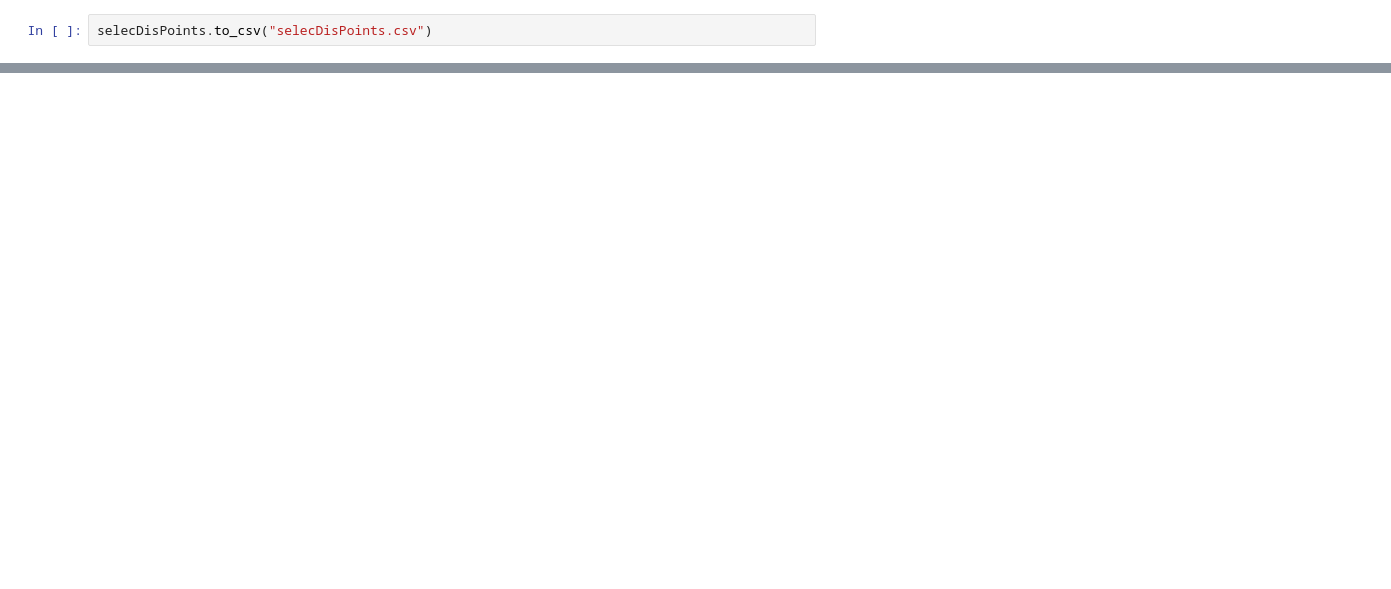
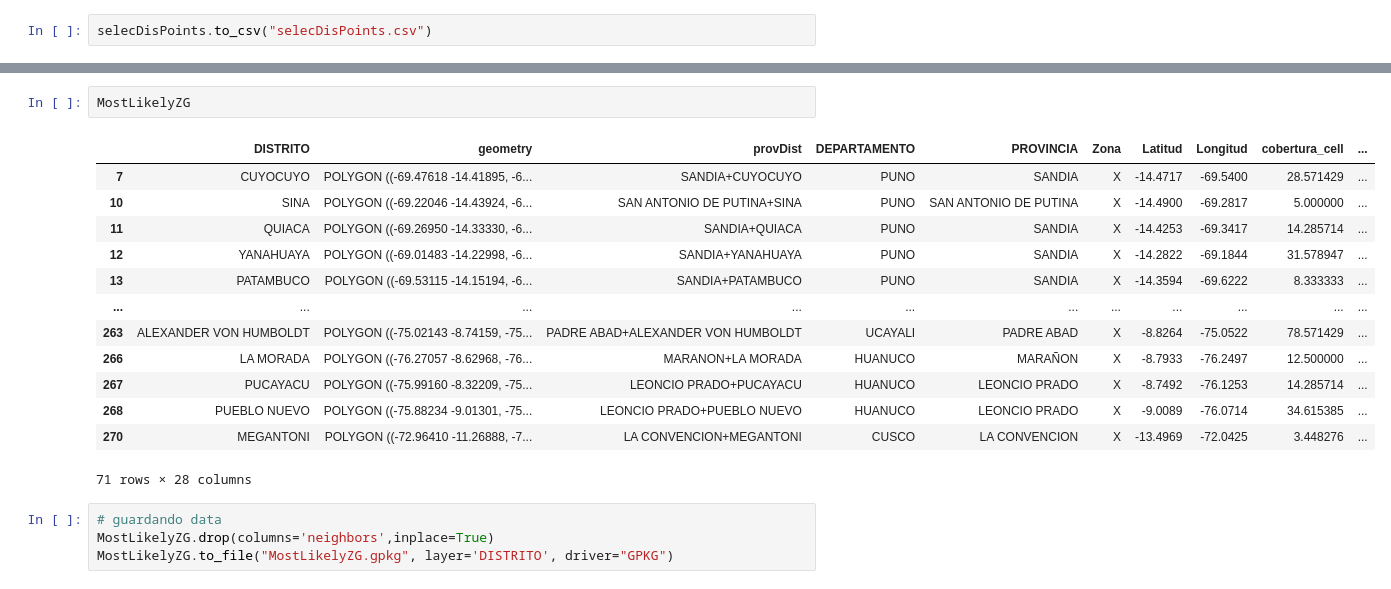
Before and after one commit to chorrillos/spatial, a Jupyter notebook: spatial.ipynb, the cells around one changed output, grey strips where cells are left out. Cells and saved outputs as stored; diff of their text form; blank space fills up the shorter version.

```diff
--- a/spatial.ipynb
+++ b/spatial.ipynb
@@ -552,0 +650,20 @@ selecDisPoints.to_csv("selecDisPoints.csv")
+# %%
+MostLikelyZG
+# %% [output]
+|  | DISTRITO | geometry | provDist | DEPARTAMENTO | PROVINCIA | Zona | Latitud | Longitud | cobertura_cell | ... |
+| 7 | CUYOCUYO | POLYGON ((-69.47618 -14.41895, -6... | SANDIA+CUYOCUYO | PUNO | SANDIA | X | -14.4717 | -69.5400 | 28.571429 | ... |
+| 10 | SINA | POLYGON ((-69.22046 -14.43924, -6... | SAN ANTONIO DE PUTINA+SINA | PUNO | SAN ANTONIO DE PUTINA | X | -14.4900 | -69.2817 | 5.000000 | ... |
+| 11 | QUIACA | POLYGON ((-69.26950 -14.33330, -6... | SANDIA+QUIACA | PUNO | SANDIA | X | -14.4253 | -69.3417 | 14.285714 | ... |
+| 12 | YANAHUAYA | POLYGON ((-69.01483 -14.22998, -6... | SANDIA+YANAHUAYA | PUNO | SANDIA | X | -14.2822 | -69.1844 | 31.578947 | ... |
+| 13 | PATAMBUCO | POLYGON ((-69.53115 -14.15194, -6... | SANDIA+PATAMBUCO | PUNO | SANDIA | X | -14.3594 | -69.6222 | 8.333333 | ... |
+| ... | ... | ... | ... | ... | ... | ... | ... | ... | ... | ... |
+| 263 | ALEXANDER VON HUMBOLDT | POLYGON ((-75.02143 -8.74159, -75... | PADRE ABAD+ALEXANDER VON HUMBOLDT | UCAYALI | PADRE ABAD | X | -8.8264 | -75.0522 | 78.571429 | ... |
+| 266 | LA MORADA | POLYGON ((-76.27057 -8.62968, -76... | MARANON+LA MORADA | HUANUCO | MARAÑON | X | -8.7933 | -76.2497 | 12.500000 | ... |
+| 267 | PUCAYACU | POLYGON ((-75.99160 -8.32209, -75... | LEONCIO PRADO+PUCAYACU | HUANUCO | LEONCIO PRADO | X | -8.7492 | -76.1253 | 14.285714 | ... |
+| 268 | PUEBLO NUEVO | POLYGON ((-75.88234 -9.01301, -75... | LEONCIO PRADO+PUEBLO NUEVO | HUANUCO | LEONCIO PRADO | X | -9.0089 | -76.0714 | 34.615385 | ... |
+| 270 | MEGANTONI | POLYGON ((-72.96410 -11.26888, -7... | LA CONVENCION+MEGANTONI | CUSCO | LA CONVENCION | X | -13.4969 | -72.0425 | 3.448276 | ... |
+71 rows × 28 columns
+# %%
+# guardando data
+MostLikelyZG.drop(columns='neighbors',inplace=True)
+MostLikelyZG.to_file("MostLikelyZG.gpkg", layer='DISTRITO', driver="GPKG")
```
Also changed, not shown: parts of 18 cells of this notebook, 1 other file.
